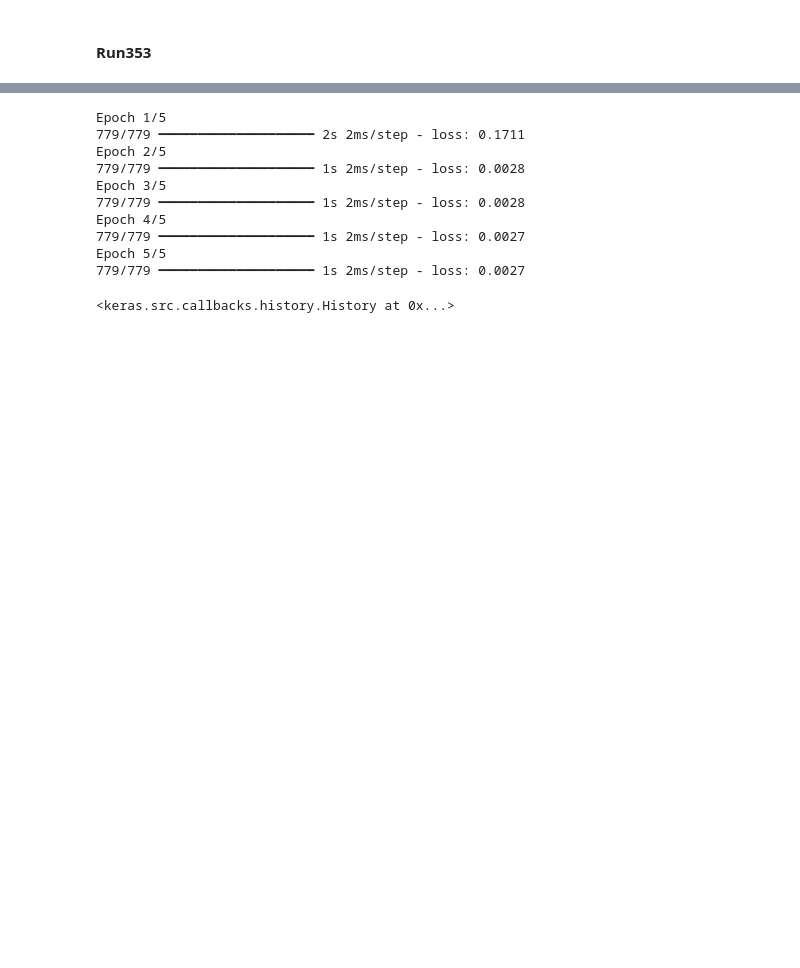
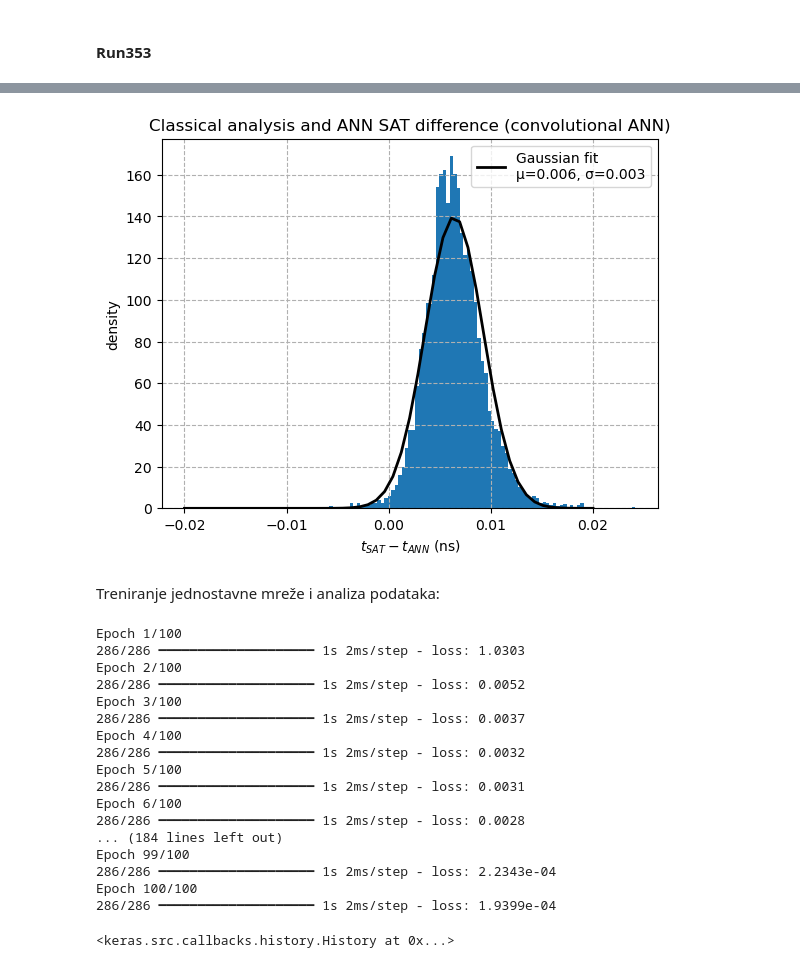
Before and after one commit to adamagicic/https---github.com-adamagicic-PICOSEC_MM-ANN, a Jupyter notebook: testANN.ipynb, the cells around one changed output, grey strips where cells are left out. Cells and saved outputs as stored; diff of their text form; code cells hidden in the pictures; blank space fills up the shorter version.

```diff
--- a/testANN.ipynb
+++ b/testANN.ipynb
@@ -56,14 +217,41 @@ testing_timeLabel = np.array(testing_timeLabel)
+# %%
+predictionErrorConv = testing_SAT-resultTestingSATConv
+xmin = -0.02
+xmax = 0.02
+z_scores = np.abs((predictionErrorConv - np.mean(predictionErrorConv)) / np.std(predictionErrorConv))
+trimmed_data = predictionErrorConv[z_scores < 3]  # Keep data within ~98.8%
+mu, std = norm.fit(predictionErrorConv)
+x = np.linspace(xmin, xmax, 50)
+p = norm.pdf(x, mu, std)
+plt.plot(x, p, 'k', linewidth=2, label=f'Gaussian fit\nμ={mu:.3f}, σ={std:.3f}')
+plt.hist(predictionErrorConv, bins = 100, density = True)
+plt.xlabel('$t_{SAT}-t_{ANN}$ (ns)')
+plt.ylabel('density')
+plt.title('Classical analysis and ANN SAT difference (convolutional ANN)')
+plt.legend()
+plt.grid(ls = '--')
+# %% [output]
+[figure, added]
+# %% [markdown]
+Treniranje jednostavne mreže i analiza podataka:
 # %%
-model.fit(training_signalData, training_timeLabel, epochs = 5)
+modelSimple.fit(training_signalData, training_timeLabel, epochs = 100, callbacks=[EarlyStoppingCallback()])
 # %% [output]
-Epoch 1/5
-779/779 ━━━━━━━━━━━━━━━━━━━━ 2s 2ms/step - loss: 0.1711
-Epoch 2/5
-779/779 ━━━━━━━━━━━━━━━━━━━━ 1s 2ms/step - loss: 0.0028
-Epoch 3/5
-779/779 ━━━━━━━━━━━━━━━━━━━━ 1s 2ms/step - loss: 0.0028
-Epoch 4/5
-779/779 ━━━━━━━━━━━━━━━━━━━━ 1s 2ms/step - loss: 0.0027
-Epoch 5/5
-779/779 ━━━━━━━━━━━━━━━━━━━━ 1s 2ms/step - loss: 0.0027
+Epoch 1/100
+286/286 ━━━━━━━━━━━━━━━━━━━━ 1s 2ms/step - loss: 1.0303
+Epoch 2/100
+286/286 ━━━━━━━━━━━━━━━━━━━━ 1s 2ms/step - loss: 0.0052
+Epoch 3/100
+286/286 ━━━━━━━━━━━━━━━━━━━━ 1s 2ms/step - loss: 0.0037
+Epoch 4/100
+286/286 ━━━━━━━━━━━━━━━━━━━━ 1s 2ms/step - loss: 0.0032
+Epoch 5/100
+286/286 ━━━━━━━━━━━━━━━━━━━━ 1s 2ms/step - loss: 0.0031
+Epoch 6/100
+286/286 ━━━━━━━━━━━━━━━━━━━━ 1s 2ms/step - loss: 0.0028
+... (184 lines left out)
+Epoch 99/100
+286/286 ━━━━━━━━━━━━━━━━━━━━ 1s 2ms/step - loss: 2.2343e-04
+Epoch 100/100
+286/286 ━━━━━━━━━━━━━━━━━━━━ 1s 2ms/step - loss: 1.9399e-04
 <keras.src.callbacks.history.History at 0x...>
```
Also changed, not shown: parts of 22 cells of this notebook, 6 other files.
